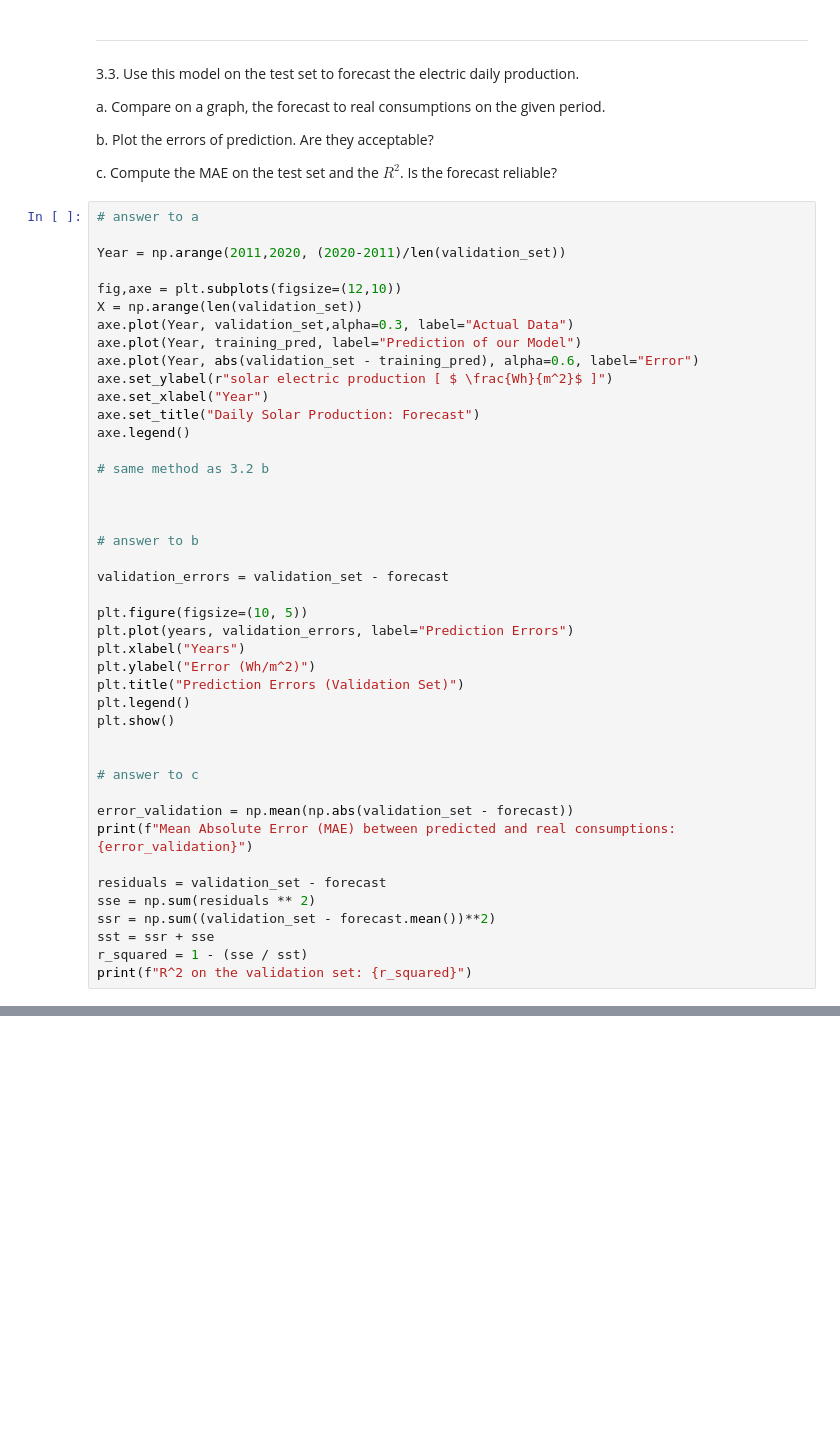
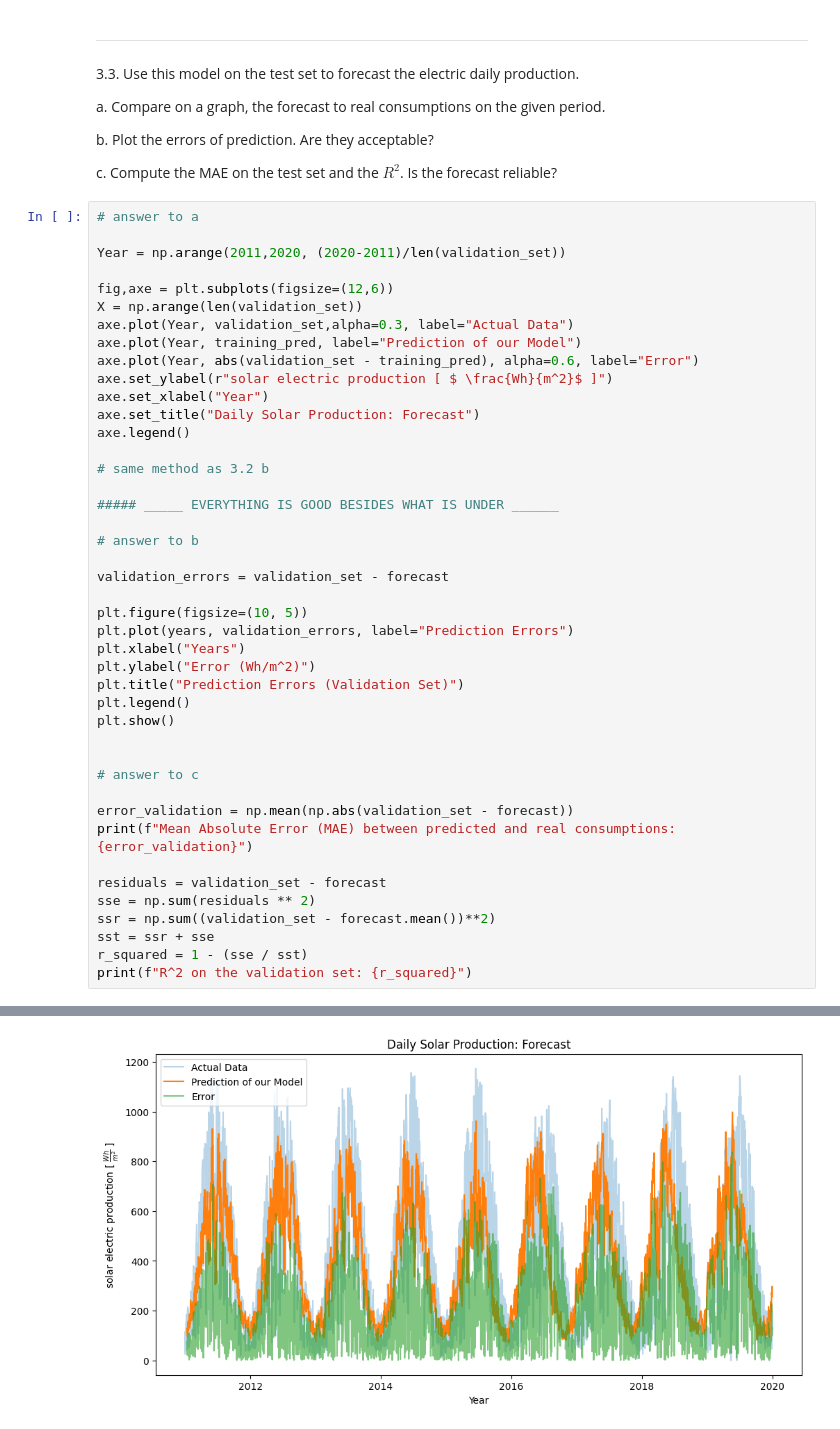
Before and after one commit to BrieucDallemagne/Hackathons_LEPL1109, a Jupyter notebook: Hackathon1.ipynb, the cells around one changed output, grey strips where cells are left out. Cells and saved outputs as stored; diff of their text form; blank space fills up the shorter version.

```diff
--- a/Hackathon1.ipynb
+++ b/Hackathon1.ipynb
@@ -681,7 +748,7 @@ c. Compute the MAE on the test set and the $R^2$. Is the forecast reliable?
 
 Year = np.arange(2011,2020, (2020-2011)/len(validation_set))
 
-fig,axe = plt.subplots(figsize=(12,10))
+fig,axe = plt.subplots(figsize=(12,6))
 X = np.arange(len(validation_set))
 axe.plot(Year, validation_set,alpha=0.3, label="Actual Data")
 axe.plot(Year, training_pred, label="Prediction of our Model")
@@ -693,7 +760,7 @@ axe.legend()
 
 # same method as 3.2 b
 
-
+##### _____ EVERYTHING IS GOOD BESIDES WHAT IS UNDER ______
 
 # answer to b
 
@@ -719,3 +786,4 @@ ssr = np.sum((validation_set - forecast.mean())**2)
 sst = ssr + sse
 r_squared = 1 - (sse / sst)
 print(f"R^2 on the validation set: {r_squared}")
+# %% [output]
@@ -721,0 +791 @@ print(f"R^2 on the validation set: {r_squared}")
+[figure, added]
```
Also changed, not shown: parts of 11 cells of this notebook.
